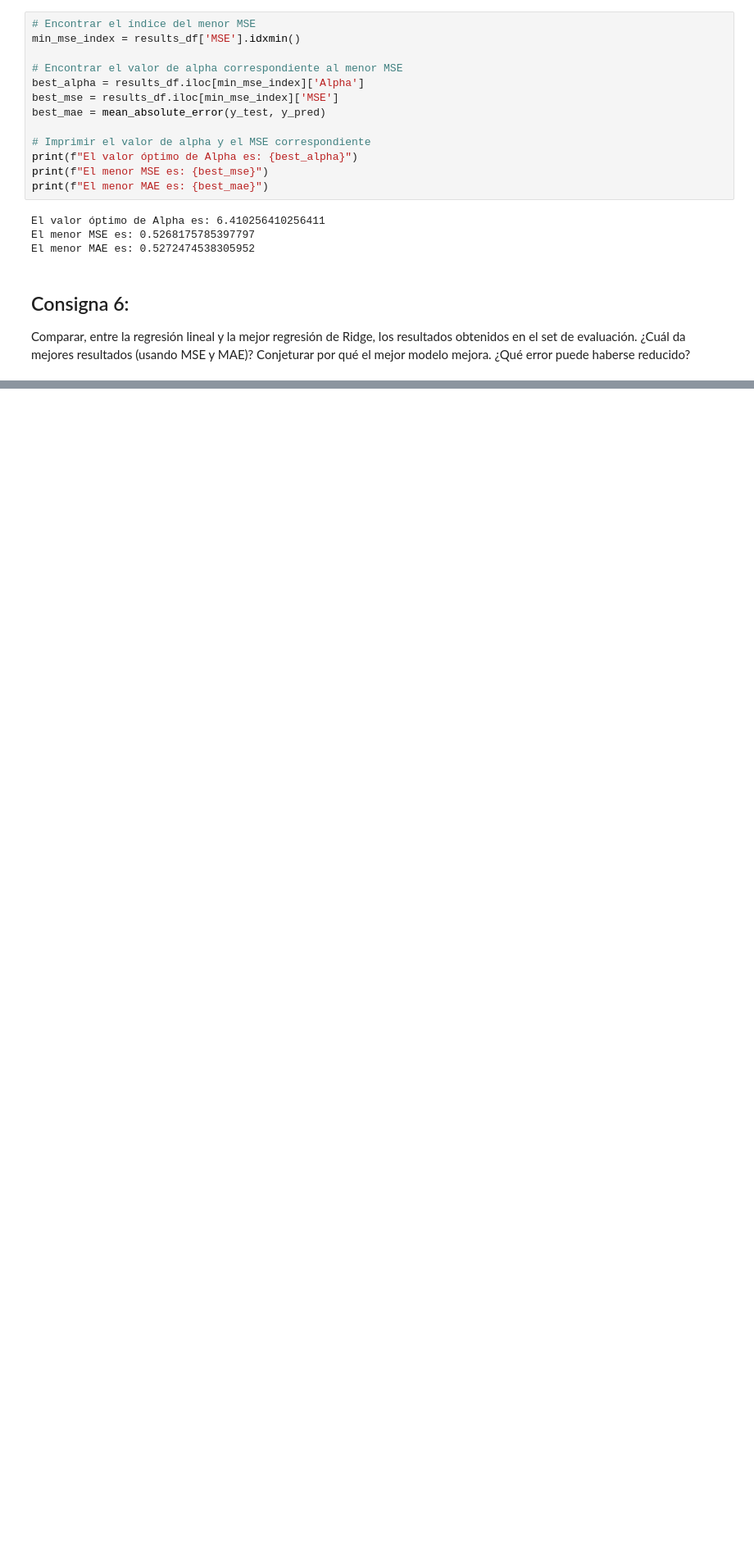
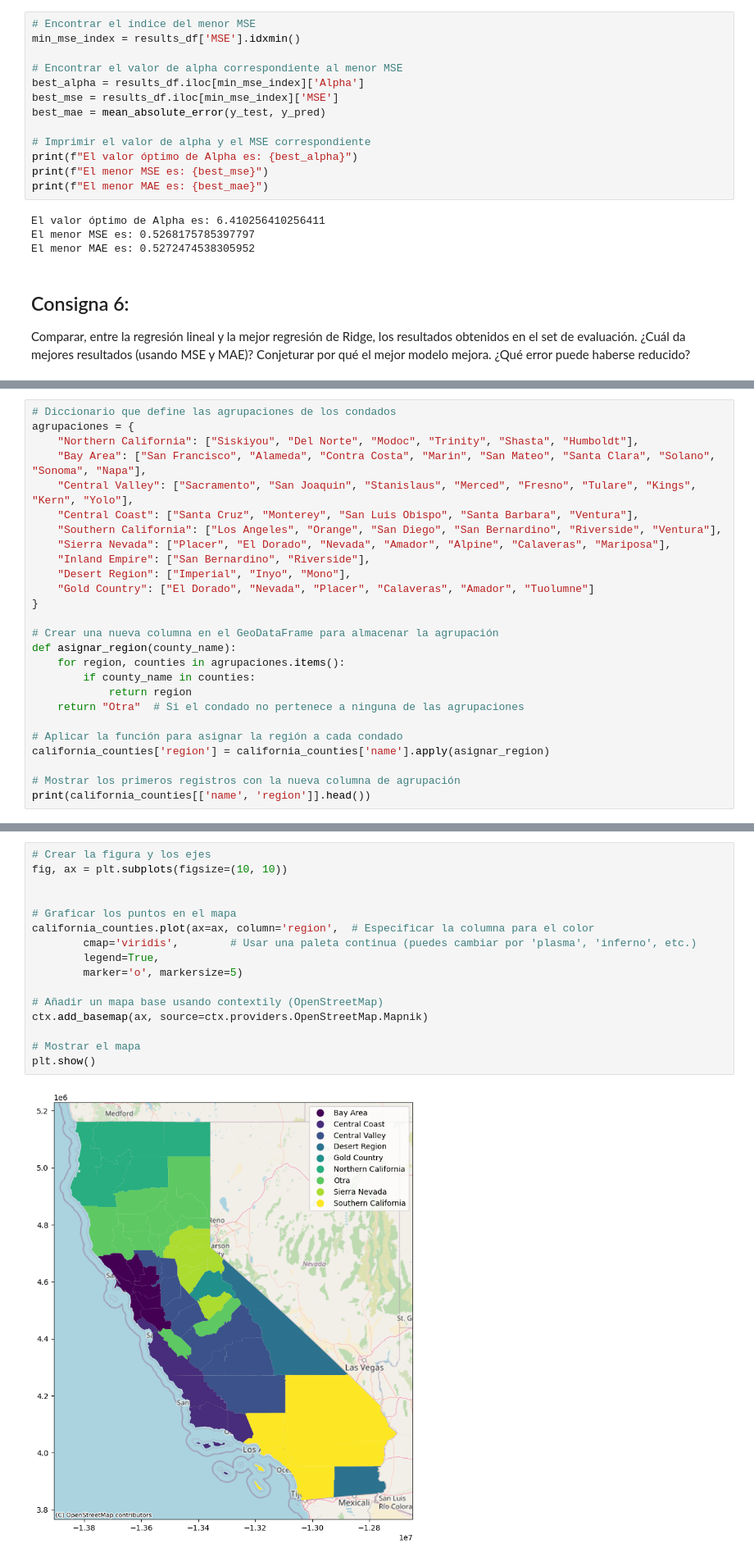
Before and after one commit to ctalamilla/tp2-introIA-CEIA, a Jupyter notebook: CEIA_IIA_TP2.ipynb, the cells around one changed output, grey strips where cells are left out. Shown at 82% size. Drawn from its saved outputs; the diff is of its cells as text; blank space fills up the shorter version.

```diff
--- a/CEIA_IIA_TP2.ipynb
+++ b/CEIA_IIA_TP2.ipynb
@@ -757,0 +848,26 @@ Comparar, entre la regresión lineal y la mejor regresión de Ridge, los resulta
+# %%
+# Diccionario que define las agrupaciones de los condados
+agrupaciones = {
+    "Northern California": ["Siskiyou", "Del Norte", "Modoc", "Trinity", "Shasta", "Humboldt"],
+    "Bay Area": ["San Francisco", "Alameda", "Contra Costa", "Marin", "San Mateo", "Santa Clara", "Solano", "Sonoma", "Napa"],
+    "Central Valley": ["Sacramento", "San Joaquin", "Stanislaus", "Merced", "Fresno", "Tulare", "Kings", "Kern", "Yolo"],
+    "Central Coast": ["Santa Cruz", "Monterey", "San Luis Obispo", "Santa Barbara", "Ventura"],
+    "Southern California": ["Los Angeles", "Orange", "San Diego", "San Bernardino", "Riverside", "Ventura"],
+    "Sierra Nevada": ["Placer", "El Dorado", "Nevada", "Amador", "Alpine", "Calaveras", "Mariposa"],
+    "Inland Empire": ["San Bernardino", "Riverside"],
+    "Desert Region": ["Imperial", "Inyo", "Mono"],
+    "Gold Country": ["El Dorado", "Nevada", "Placer", "Calaveras", "Amador", "Tuolumne"]
+}
+
+# Crear una nueva columna en el GeoDataFrame para almacenar la agrupación
+def asignar_region(county_name):
+    for region, counties in agrupaciones.items():
+        if county_name in counties:
+            return region
+    return "Otra"  # Si el condado no pertenece a ninguna de las agrupaciones
+
+# Aplicar la función para asignar la región a cada condado
+california_counties['region'] = california_counties['name'].apply(asignar_region)
+
+# Mostrar los primeros registros con la nueva columna de agrupación
+print(california_counties[['name', 'region']].head())
@@ -757,0 +881,18 @@ Comparar, entre la regresión lineal y la mejor regresión de Ridge, los resulta
+# %%
+# Crear la figura y los ejes
+fig, ax = plt.subplots(figsize=(10, 10))
+
+
+# Graficar los puntos en el mapa
+california_counties.plot(ax=ax, column='region',  # Especificar la columna para el color
+        cmap='viridis',        # Usar una paleta continua (puedes cambiar por 'plasma', 'inferno', etc.)
+        legend=True,
+        marker='o', markersize=5)
+
+# Añadir un mapa base usando contextily (OpenStreetMap)
+ctx.add_basemap(ax, source=ctx.providers.OpenStreetMap.Mapnik)
+
+# Mostrar el mapa
+plt.show()
+# %% [output]
+[figure, added]
```
Also changed, not shown: parts of 10 cells of this notebook, 1 other file.
